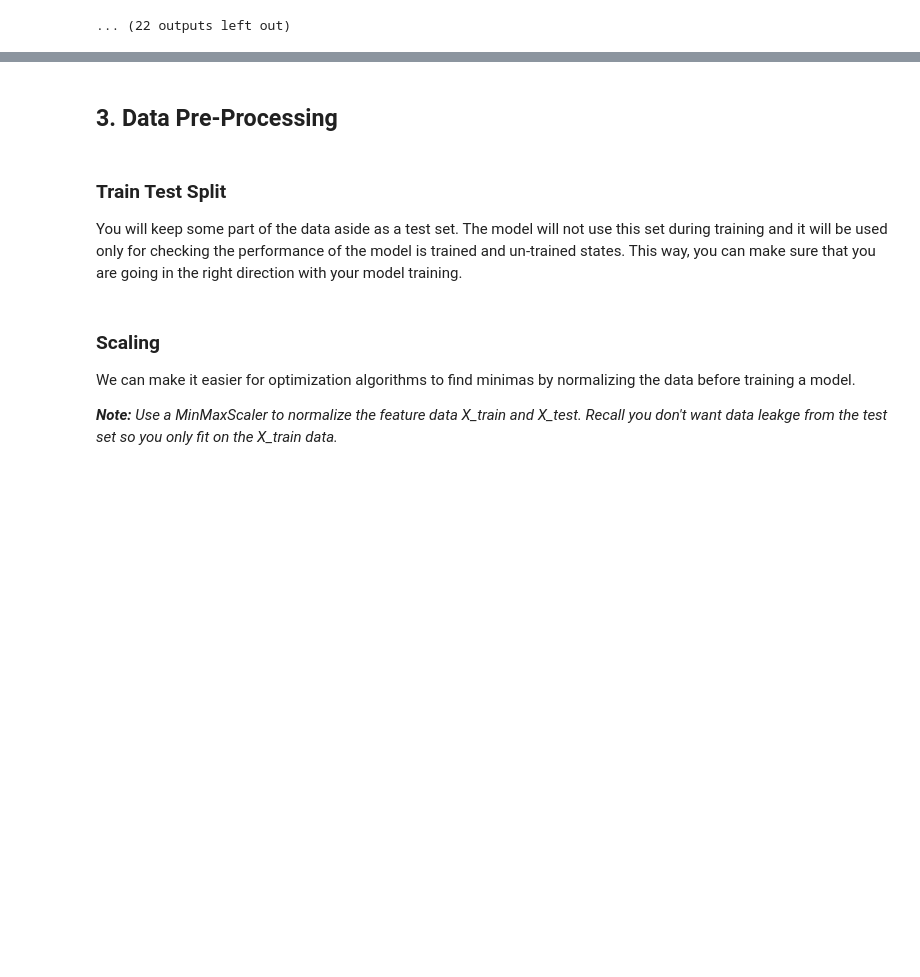
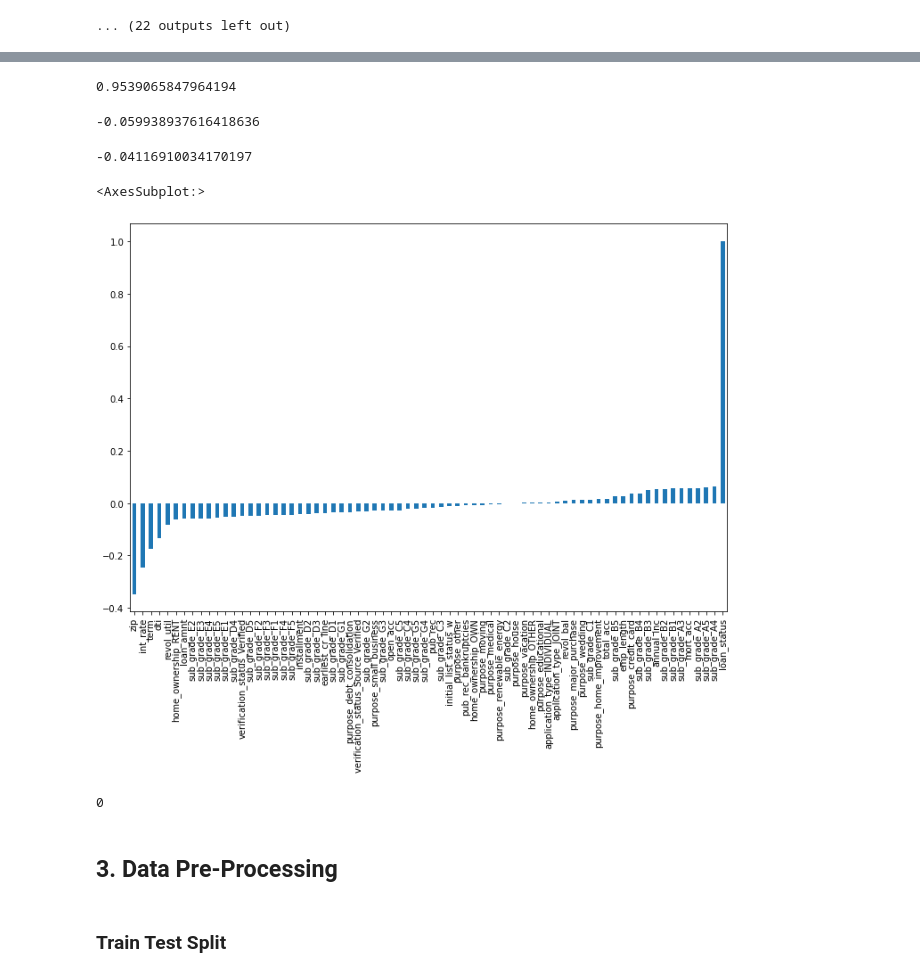
Before and after one commit to Sam-Power/031_dl_loan_status, a Jupyter notebook: 031_dl_loan_status.ipynb, the cells around one changed output, grey strips where cells are left out. Drawn from its saved outputs; the diff is of its cells as text; code cells hidden in the pictures; blank space fills up the shorter version.

```diff
--- a/031_dl_loan_status.ipynb
+++ b/031_dl_loan_status.ipynb
@@ -1168,11 +1291,27 @@ annual_inc
+# %%
+df.corr()['loan_amnt']['installment']
+# %% [output]
+0.9539065847964194
+# %%
+df.corr()['loan_amnt']['loan_status']
+# %% [output]
+-0.059938937616418636
+# %%
+df.corr()['installment']['loan_status']
+# %% [output]
+-0.04116910034170197
+# %%
+plt.figure(figsize = (12,8))
+
+df.corr()['loan_status'].sort_values().plot.bar()
+# %% [output]
+<AxesSubplot:>
+[figure, added]
+# %%
+df.duplicated().sum()
+# %% [output]
+0
 # %% [markdown]
 ## 3. Data Pre-Processing
-# %% [markdown]
-### Train Test Split
-You will keep some part of the data aside as a test set. The model will not use this set during training and it will be used only for checking the performance of the model is trained and un-trained states. This way, you can make sure that you are going in the right direction with your model training.
-# %% [markdown]
-### Scaling
-
-We can make it easier for optimization algorithms to find minimas by normalizing the data before training a model.
-
-***Note:*** *Use a MinMaxScaler to normalize the feature data X_train and X_test. Recall you don't want data leakge from the test set so you only fit on the X_train data.*
+# %% [markdown]
+### Train Test Split
```
Also changed, not shown: parts of 35 cells of this notebook.
